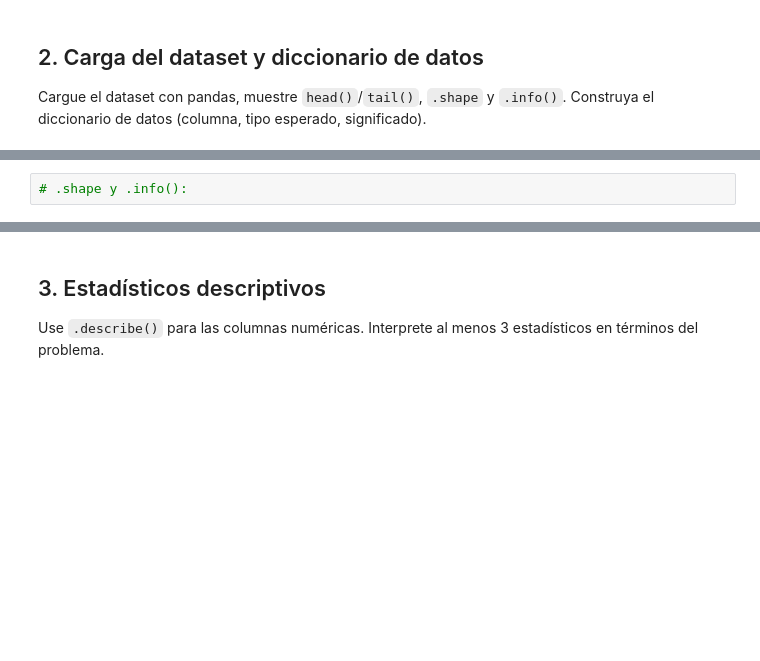
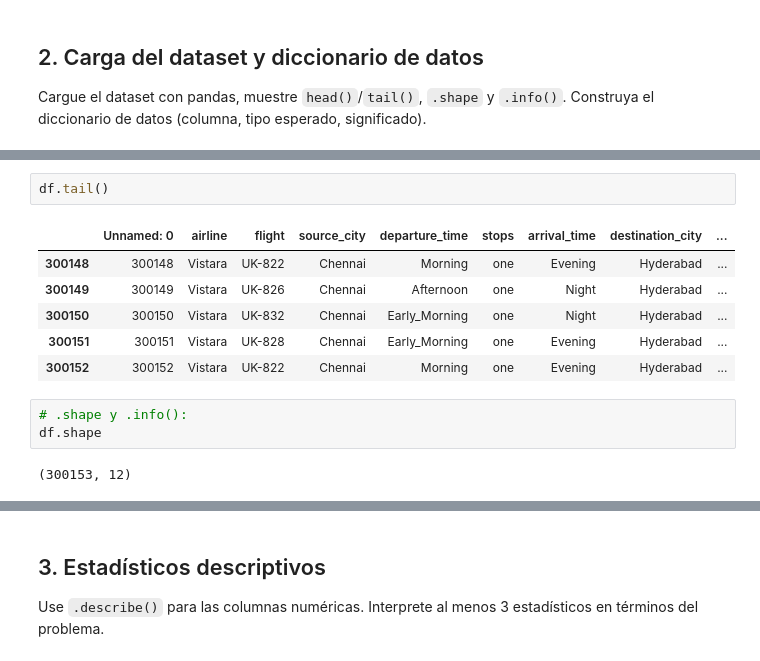
Before and after one commit to Jjes07/FundamentosML-Workshop2, a Jupyter notebook: Regresion.ipynb, the cells around one changed output, grey strips where cells are left out. Drawn from its saved outputs; the diff is of its cells as text; blank space fills up the shorter version.

```diff
--- a/Regresion.ipynb
+++ b/Regresion.ipynb
@@ -71,2 +104,14 @@ Cargue el dataset con pandas, muestre `head()`/`tail()`, `.shape` y `.info()`. C
+# %%
+df.tail()
+# %% [output]
+|  | Unnamed: 0 | airline | flight | source_city | departure_time | stops | arrival_time | destination_city | ... |
+| 300148 | 300148 | Vistara | UK-822 | Chennai | Morning | one | Evening | Hyderabad | ... |
+| 300149 | 300149 | Vistara | UK-826 | Chennai | Afternoon | one | Night | Hyderabad | ... |
+| 300150 | 300150 | Vistara | UK-832 | Chennai | Early_Morning | one | Night | Hyderabad | ... |
+| 300151 | 300151 | Vistara | UK-828 | Chennai | Early_Morning | one | Evening | Hyderabad | ... |
+| 300152 | 300152 | Vistara | UK-822 | Chennai | Morning | one | Evening | Hyderabad | ... |
 # %%
 # .shape y .info():
+df.shape
+# %% [output]
+(300153, 12)
```
Also changed, not shown: parts of 11 cells of this notebook.
